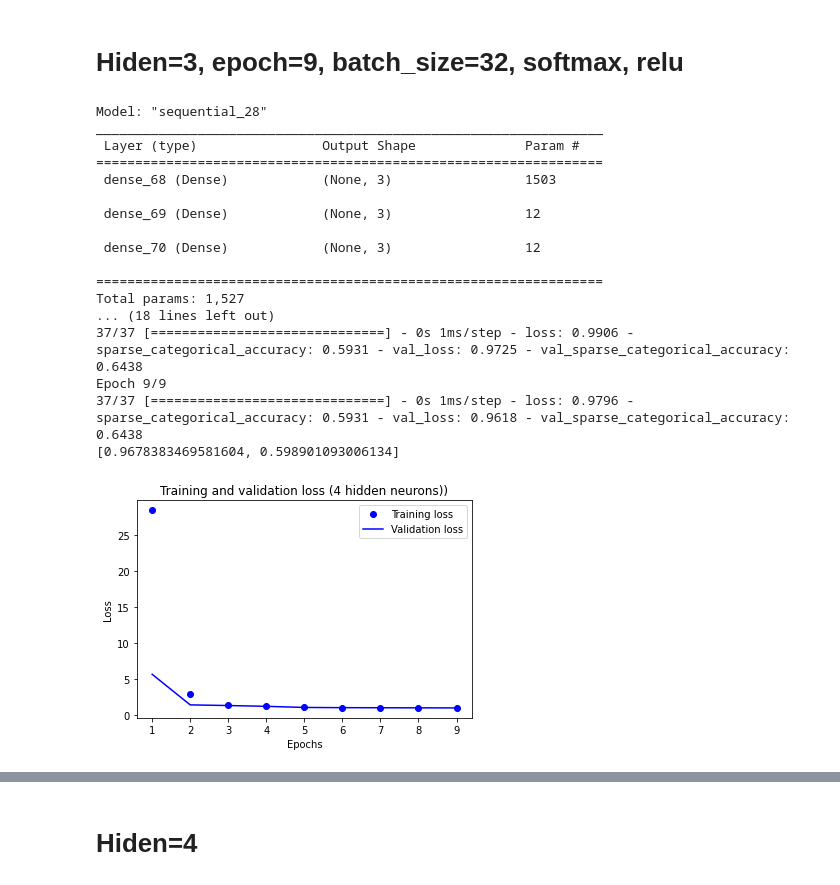
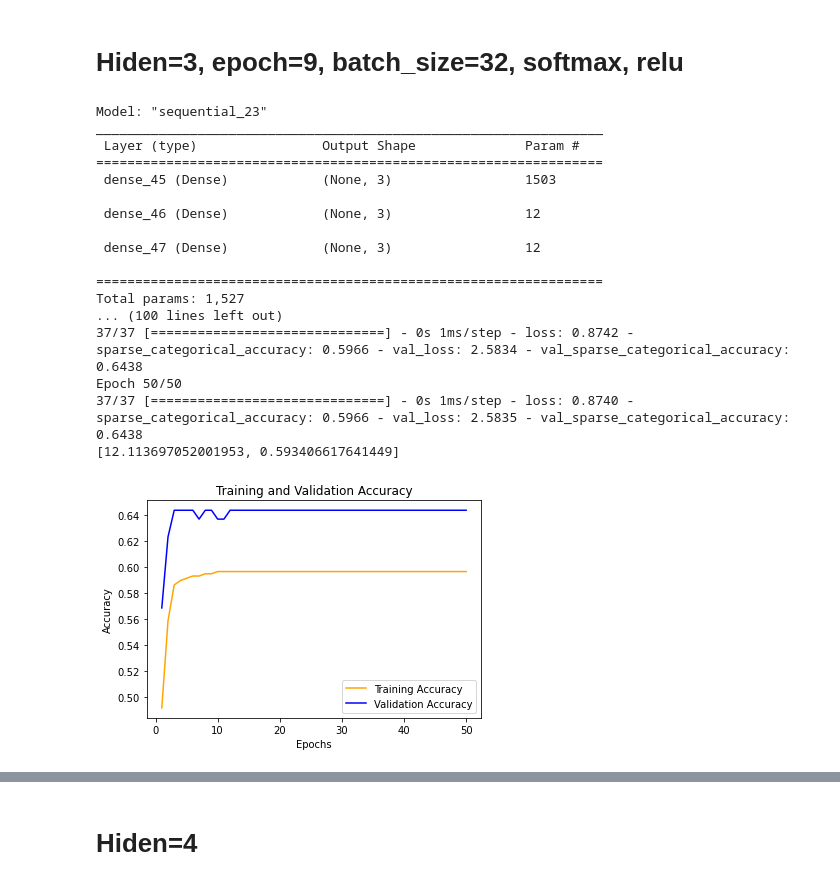
Before and after one commit to alpereirinha/DL_Project, a Jupyter notebook: dnn_embedding.ipynb, the cells around one changed output, grey strips where cells are left out. Saved outputs shown, nothing was run; the diff lists cells and outputs as text; code cells hidden in the pictures.

```diff
--- a/dnn_embedding.ipynb
+++ b/dnn_embedding.ipynb
@@ -157,49 +157,48 @@ hidden = 3
 model2 = Sequential()
 model2.add(layers.Dense(hidden, activation='relu', input_shape=(500,)))
 model2.add(layers.Dense(hidden, activation='relu'))
 model2.add(layers.Dense(3, activation='softmax'))
 
 model2.compile(optimizer='rmsprop',
               loss='sparse_categorical_crossentropy',
               metrics=[SparseCategoricalAccuracy()])
 
 model2.summary()
 
-history2 = model2.fit(x_train, y_train_encoded, epochs=9, batch_size=16, validation_split=0.2)
+history2 = model2.fit(x_train, y_train_encoded, epochs=50, batch_size=16, validation_split=0.2)
 
 
 # Avaliar o modelo
 results2 = model2.evaluate(x_test, y_test_encoded, verbose = 0)
 print(results2)
 
-# Plotar a curva de aprendizado
-loss_values2 = history2.history['loss']
-val_loss_values2 = history2.history['val_loss']
-epochs2 = range(1, len(loss_values2) + 1)
+acc_values2 = history2.history['sparse_categorical_accuracy']
+val_acc_values2 = history2.history['val_sparse_categorical_accuracy']
+epochs2 = range(1, len(acc_values2) + 1)
 
-plt.plot(epochs2, loss_values2, 'bo', label='Training loss')
-plt.plot(epochs2, val_loss_values2, 'b', label='Validation loss')
-plt.title('Training and validation loss (4 hidden neurons))')
+plt.plot(epochs2, acc_values2, 'orange', label='Training Accuracy')
+plt.plot(epochs2, val_acc_values2, 'b', label='Validation Accuracy')
+plt.title('Training and Validation Accuracy')
 plt.xlabel('Epochs')
-plt.ylabel('Loss')
+plt.ylabel('Accuracy')
 plt.legend()
 plt.show()
 # %% [output]
-Model: "sequential_28"
+Model: "sequential_23"
 _________________________________________________________________
  Layer (type)                Output Shape              Param #
 =================================================================
- dense_68 (Dense)            (None, 3)                 1503
+ dense_45 (Dense)            (None, 3)                 1503
 
- dense_69 (Dense)            (None, 3)                 12
+ dense_46 (Dense)            (None, 3)                 12
 
- dense_70 (Dense)            (None, 3)                 12
+ dense_47 (Dense)            (None, 3)                 12
 
 =================================================================
 Total params: 1,527
-... (18 lines left out)
-37/37 [==============================] - 0s 1ms/step - loss: 0.9906 - sparse_categorical_accuracy: 0.5931 - val_loss: 0.9725 - val_sparse_categorical_accuracy: 0.6438
-Epoch 9/9
-37/37 [==============================] - 0s 1ms/step - loss: 0.9796 - sparse_categorical_accuracy: 0.5931 - val_loss: 0.9618 - val_sparse_categorical_accuracy: 0.6438
-[0.9678383469581604, 0.598901093006134]
+... (100 lines left out)
+37/37 [==============================] - 0s 1ms/step - loss: 0.8742 - sparse_categorical_accuracy: 0.5966 - val_loss: 2.5834 - val_sparse_categorical_accuracy: 0.6438
+Epoch 50/50
+37/37 [==============================] - 0s 1ms/step - loss: 0.8740 - sparse_categorical_accuracy: 0.5966 - val_loss: 2.5835 - val_sparse_categorical_accuracy: 0.6438
+[12.113697052001953, 0.593406617641449]
-[figure, old version]
+[figure, new version]
```
Also changed, not shown: parts of 6 cells of this notebook, 4 other files.
